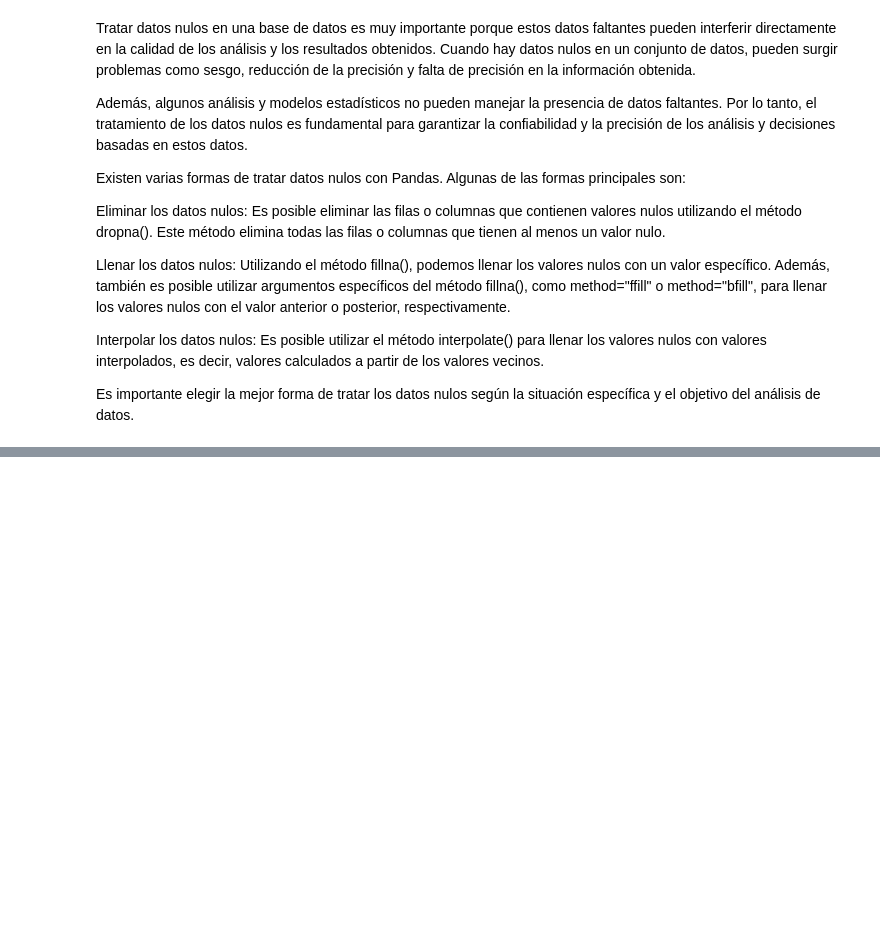
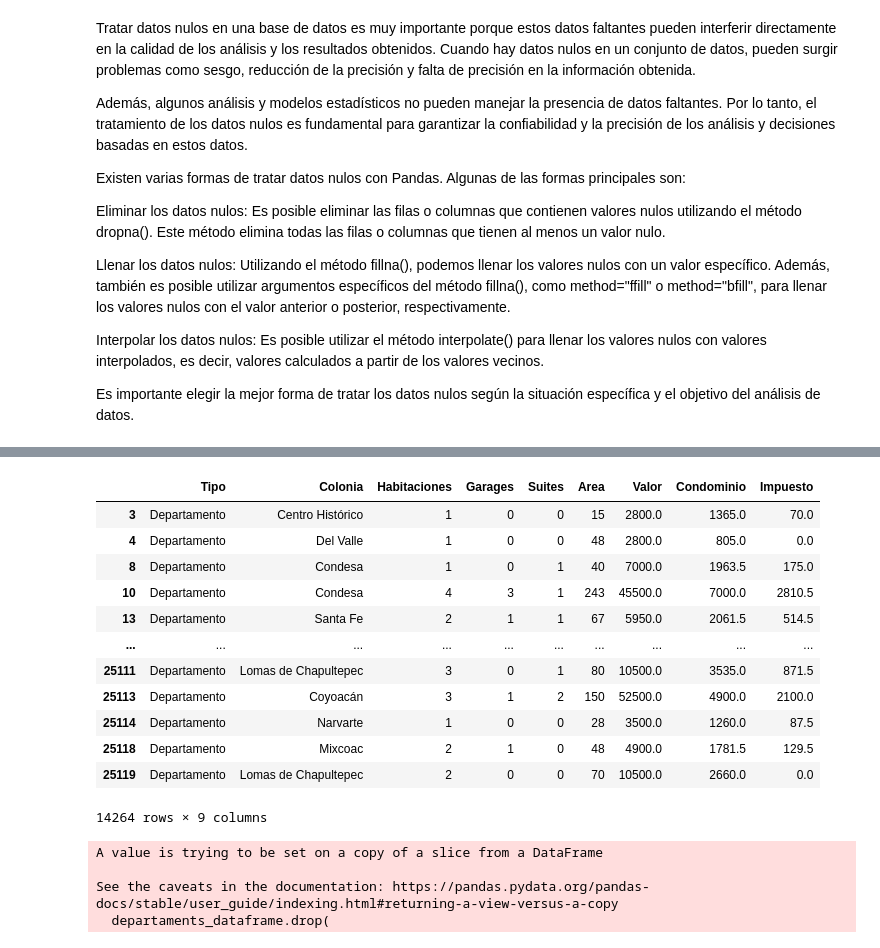
Before and after one commit to dscamacho333/Data_Science_Course, a Jupyter notebook: Pandas_Inmuebles_CDMX.ipynb, the cells around one changed output, grey strips where cells are left out. Saved outputs shown, nothing was run; the diff lists cells and outputs as text; code cells hidden in the pictures; blank space fills up the shorter version.

```diff
--- a/Pandas_Inmuebles_CDMX.ipynb
+++ b/Pandas_Inmuebles_CDMX.ipynb
@@ -618,0 +674,33 @@ To be continue
+# %%
+departaments_dataframe : pd.DataFrame = data.query(
+    'Tipo == "Departamento"'
+)
+
+departaments_dataframe
+# %% [output]
+|  | Tipo | Colonia | Habitaciones | Garages | Suites | Area | Valor | Condominio | Impuesto |
+| 3 | Departamento | Centro Histórico | 1 | 0 | 0 | 15 | 2800.0 | 1365.0 | 70.0 |
+| 4 | Departamento | Del Valle | 1 | 0 | 0 | 48 | 2800.0 | 805.0 | 0.0 |
+| 8 | Departamento | Condesa | 1 | 0 | 1 | 40 | 7000.0 | 1963.5 | 175.0 |
+| 10 | Departamento | Condesa | 4 | 3 | 1 | 243 | 45500.0 | 7000.0 | 2810.5 |
+| 13 | Departamento | Santa Fe | 2 | 1 | 1 | 67 | 5950.0 | 2061.5 | 514.5 |
+| ... | ... | ... | ... | ... | ... | ... | ... | ... | ... |
+| 25111 | Departamento | Lomas de Chapultepec | 3 | 0 | 1 | 80 | 10500.0 | 3535.0 | 871.5 |
+| 25113 | Departamento | Coyoacán | 3 | 1 | 2 | 150 | 52500.0 | 4900.0 | 2100.0 |
+| 25114 | Departamento | Narvarte | 1 | 0 | 0 | 28 | 3500.0 | 1260.0 | 87.5 |
+| 25118 | Departamento | Mixcoac | 2 | 1 | 0 | 48 | 4900.0 | 1781.5 | 129.5 |
+| 25119 | Departamento | Lomas de Chapultepec | 2 | 0 | 0 | 70 | 10500.0 | 2660.0 | 0.0 |
+14264 rows × 9 columns
+# %%
+# Delete subdata (columns)
+
+departaments_dataframe.drop(
+    'Tipo',
+    axis=1,
+    inplace=True
+)
+# %% [output]
+A value is trying to be set on a copy of a slice from a DataFrame
+
+See the caveats in the documentation: https://pandas.pydata.org/pandas-docs/stable/user_guide/indexing.html#returning-a-view-versus-a-copy
+  departaments_dataframe.drop(
```
Also changed, not shown: parts of 7 cells of this notebook.
